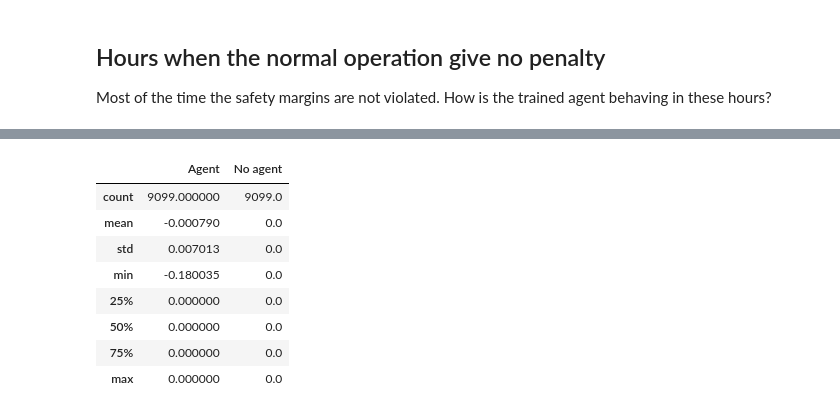
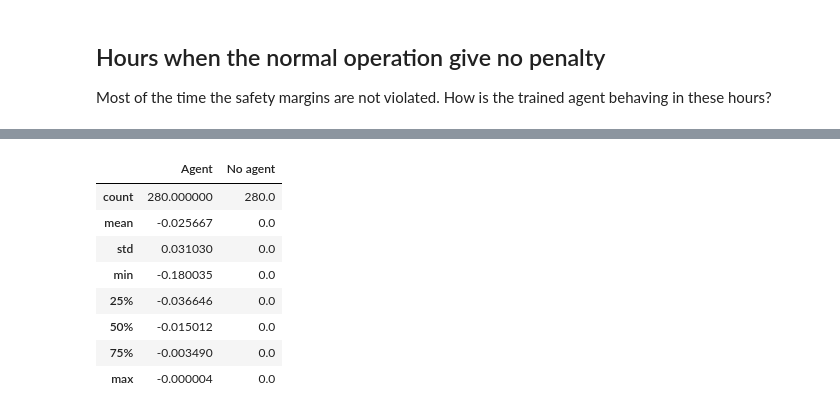
Before and after one commit to vegraux/master_thesis, a Jupyter notebook: RLpower/notebooks/visualise_actions.ipynb, the cells around one changed output, grey strips where cells are left out. Cells and saved outputs as stored; diff of their text form; code cells hidden in the pictures.

```diff
--- a/RLpower/notebooks/visualise_actions.ipynb
+++ b/RLpower/notebooks/visualise_actions.ipynb
@@ -773,4 +796,4 @@ bad_agent['No agent'] = bad_normal['Reward'].values
 bad_agent['normal_hours'] = bad_hours.values
 bad_agent = bad_agent.rename(columns={'Reward':'Agent'})
 assert all(bad_agent['normal_hours'] == bad_agent['Hours'])
-bad_agent = bad_agent[['Agent','No agent']]
+#bad_agent = bad_agent[['Agent','No agent']]
@@ -777,12 +815,12 @@ bad_agent = bad_agent[['Agent','No agent']]
 # %%
-bad_agent.describe()
+bad_agent[bad_agent['Agent'] < 0].describe()
 # %% [output]
 |  | Agent | No agent |
-| count | 9099.000000 | 9099.0 |
-| mean | -0.000790 | 0.0 |
-| std | 0.007013 | 0.0 |
+| count | 280.000000 | 280.0 |
+| mean | -0.025667 | 0.0 |
+| std | 0.031030 | 0.0 |
 | min | -0.180035 | 0.0 |
-| 25% | 0.000000 | 0.0 |
-| 50% | 0.000000 | 0.0 |
-| 75% | 0.000000 | 0.0 |
-| max | 0.000000 | 0.0 |
+| 25% | -0.036646 | 0.0 |
+| 50% | -0.015012 | 0.0 |
+| 75% | -0.003490 | 0.0 |
+| max | -0.000004 | 0.0 |
```
Also changed, not shown: parts of 27 cells of this notebook, 2 other files.
